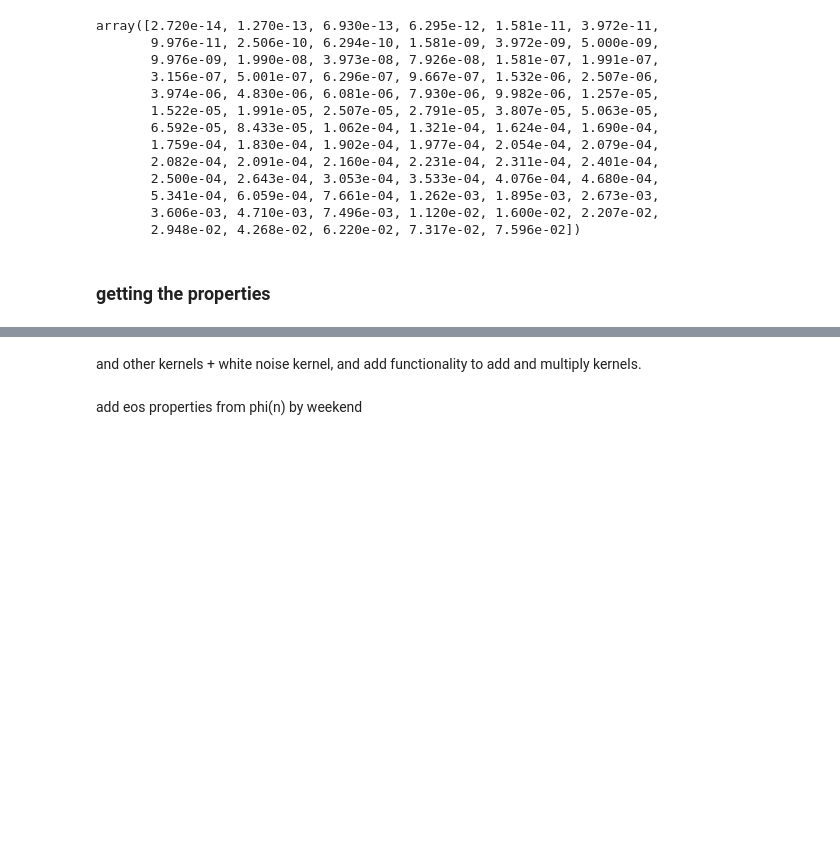
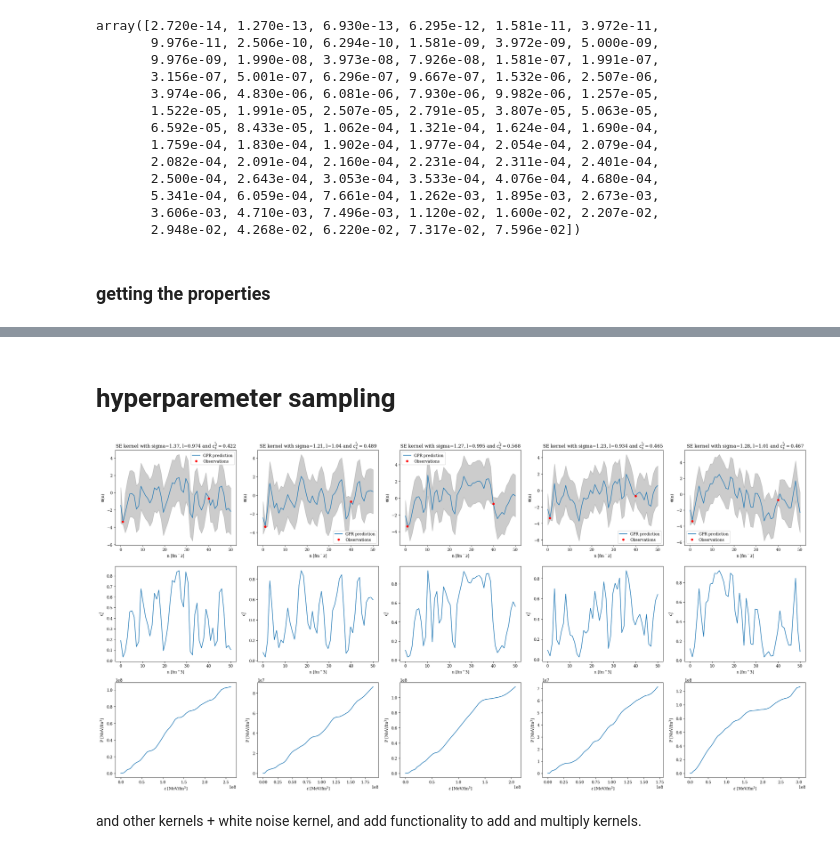
Before and after one commit to codinginrevolt/master_thesis, a Jupyter notebook: classes.ipynb, the cells around one changed output, grey strips where cells are left out. Saved outputs shown, nothing was run; the diff lists cells and outputs as text; code cells hidden in the pictures; blank space fills up the shorter version.

Commit message:
hyperparameter sampling added

```diff
--- a/classes.ipynb
+++ b/classes.ipynb
@@ -122,4 +122,64 @@ array([6.74250156e-01, 3.42567846e+04, 7.50642224e+04])
+# %% [markdown]
+# hyperparemeter sampling
+# %%
+def get_hype_samples():
+
+    rng = np.random.default_rng()
+    cs2_hat = rng.normal(0.5,0.25**2)
+    l = rng.normal(1, 0.25**2)
+    nu = rng.normal(1.25, 0.2**2)
+
+    return cs2_hat, l, nu
+
+def get_phi(cs2):
+    return -np.log(1/cs2 - 1)
+# %%
+x_test = np.linspace(7.596e-02, 50, 50) # my number density, starting val is ending val of n crust
+
+x_train = np.array([1,40])
+cs2_train = (np.array([0.033545,1/3]))
+phi_train = get_phi(cs2_train)
+# %%
+fig, axs = plt.subplots(3, 5, figsize=(26, 13))
+
+for i in range(5):
+    cs2_hat, l_hat, nu_hat = get_hype_samples()
+    kernel = db.Kernel('SE', sigma=nu_hat, l=l_hat)
+    gp = db.GP(kernel, get_phi(cs2_hat))
+
+    gp.fit(x_train,x_test,phi_train)
+
+    phi_test, sig = gp.posterior()
+
+    eos_props = db.EosProperties(x_test, phi_test.reshape(-1), epsi_ini, p_ini, mu_ini)
+    eos_prop_results = eos_props.get_all()
+
+    # Plot cs2 vs n in the top row
+    axs[0, i].plot(x_test, phi_test[0], label=f'GPR prediction')
+    axs[0, i].plot(x_train, phi_train, 'r.', markersize=10, label='Observations')
+    axs[0,i].fill_between(x_test.ravel(), phi_test[0] - 1.96 * sig, phi_test[0] + 1.96 * sig, alpha=0.2, color='k')
+    axs[0, i].set_xlabel('n [fm$^-3$]')
+    axs[0, i].set_ylabel(r'$\Phi$(n)')
+    axs[0, i].legend()
+
+    formatted_params = ', '.join([f'{key}={value:.3g}' for key, value in kernel.params.items()])
+    title_str = f'{kernel.kernel_type} kernel with {formatted_params} and ' + r'$\hat{c_s^2}=$' + f'{cs2_hat:.3g}'
+    axs[0, i].set_title(title_str)
+
+
+    axs[1, i].plot(x_test, eos_prop_results['cs2'])
+    axs[1, i].set_xlabel('n [fm$^-3$]')
+    axs[1, i].set_ylabel(r'$c_s^2$')
+
+    # Plot epsi vs p in the bottom row
+    axs[2, i].plot(eos_prop_results['epsilon'], eos_prop_results['pressure2'])
+    axs[2, i].set_xlabel(r"$\epsilon$ [MeV/fm$^3$]")
+    axs[2, i].set_ylabel('P [MeV/fm$^3$]')
+
+plt.rcParams["font.family"] = "serif"
+plt.tight_layout()
+plt.show()
+# %% [output]
+[figure, added]
 # %% [markdown]
 and other kernels + white noise kernel, and add functionality to add and multiply kernels.
-# %% [markdown]
-add eos properties from phi(n) by weekend
```
Also changed, not shown: parts of 6 cells of this notebook, 1 other file.
